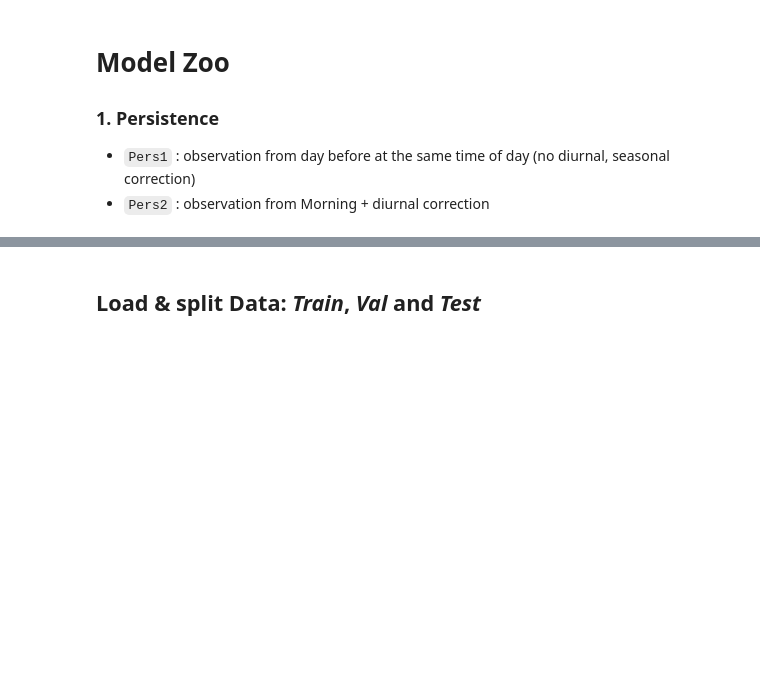
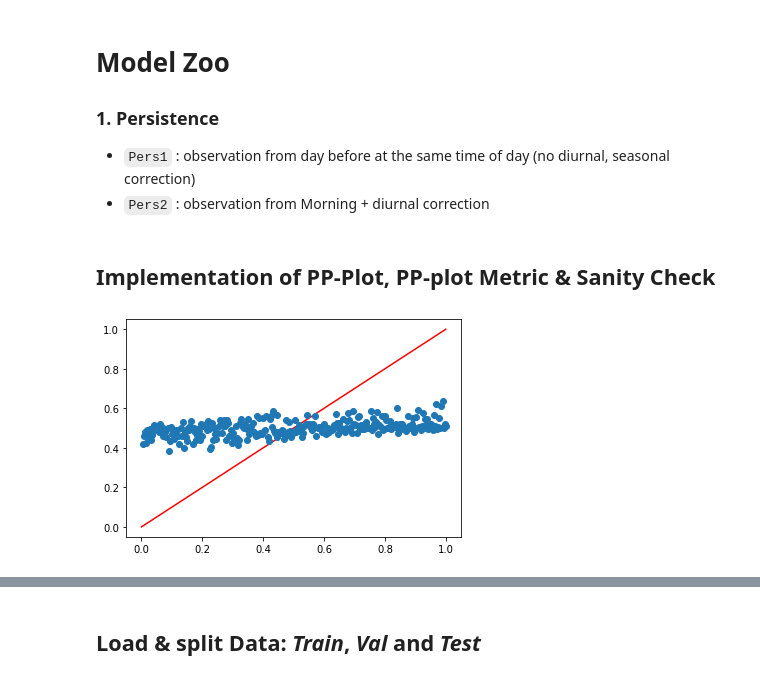
Before and after one commit to 7shoe/probabilistic-forecasting, a Jupyter notebook: 02_ModelZoo.ipynb, the cells around one changed output, grey strips where cells are left out. Saved outputs shown, nothing was run; the diff lists cells and outputs as text; code cells hidden in the pictures; blank space fills up the shorter version.

Commit message:
ppPlot added

```diff
--- a/02_ModelZoo.ipynb
+++ b/02_ModelZoo.ipynb
@@ -18,3 +22,5 @@ from sklearn.linear_model import LinearRegression, LassoCV
 from sklearn.metrics import mean_squared_error, mean_absolute_error
 
 import properscoring as ps
+# %% [markdown]
+## Implementation of PP-Plot, PP-plot Metric & Sanity Check
@@ -20,0 +80,29 @@ import properscoring as ps
+# %%
+# PP Plot Metric
+
+# DEBUG: example
+N = 1000
+rnd = np.random.normal(loc=2, scale=2, size=N)
+mus = [2]*N
+sig = 2
+
+# rename
+
+# sort dist. parameters accordingly (w.r.t. observation size)
+mu_hat    = [x for _, x in sorted(zip(y_obs, mu_hat))]
+sigma_hat = [x for _, x in sorted(zip(y_obs, sigma_hat))]
+# sort observations
+y_obs = sorted(y_obs)
+
+# F: empirical. CDF
+empCDF = ECDF(y_obs)
+F_ = empCDF(y_obs)
+
+# G: predicted, conditional CDF
+G_ = np.array([norm.cdf(_, loc=meanLoc, scale=sigmaLoc) for (_, meanLoc, sigmaLoc) in zip(y_obs, mu_hat, sigma_hat)])
+# %%
+    plt.plot([0,1], [0,1], 'r-', zorder=1)
+    plt.scatter(F_, G_, zorder=2)
+    plt.show()
+# %% [output]
+[figure, added]
```
Also changed, not shown: parts of 10 cells of this notebook.
